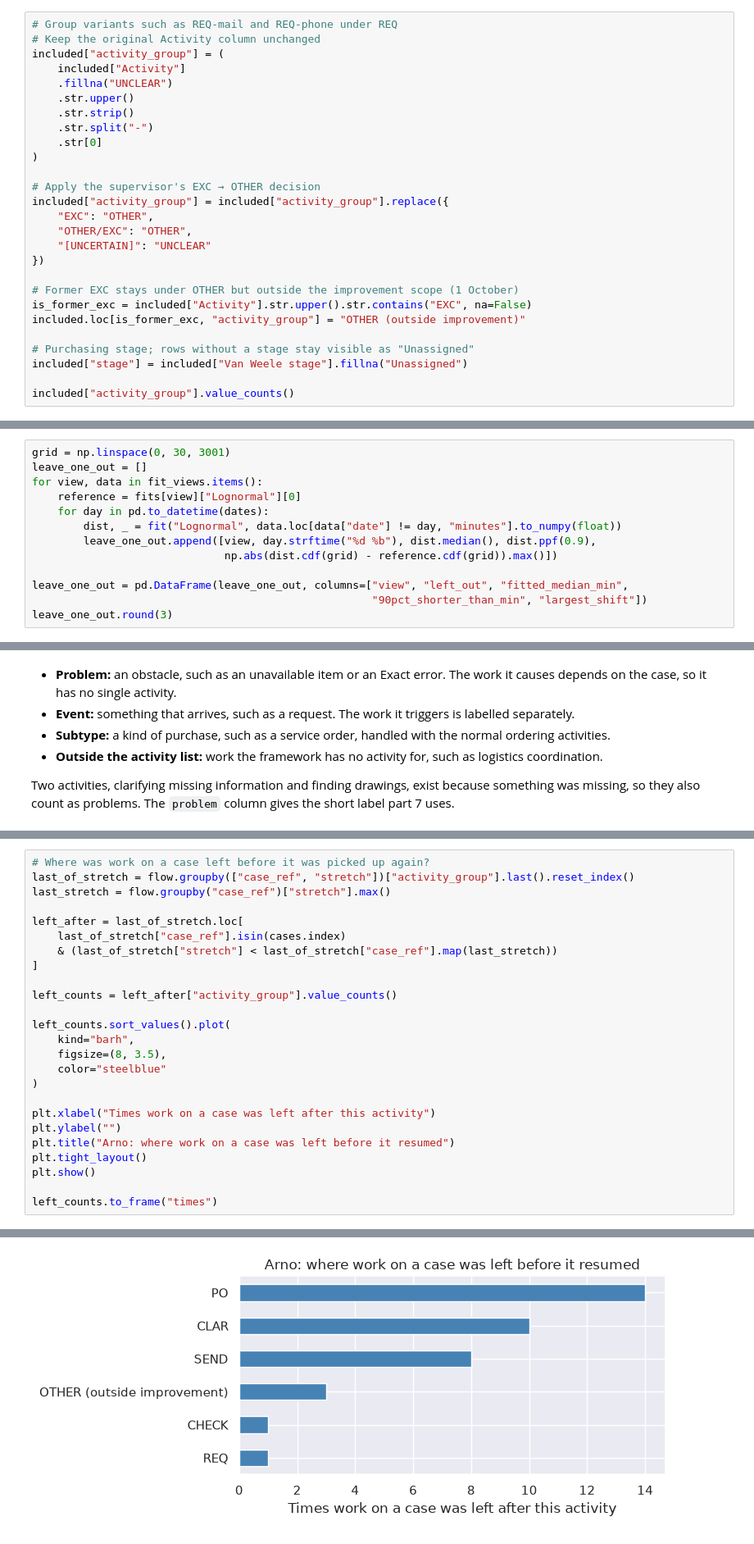
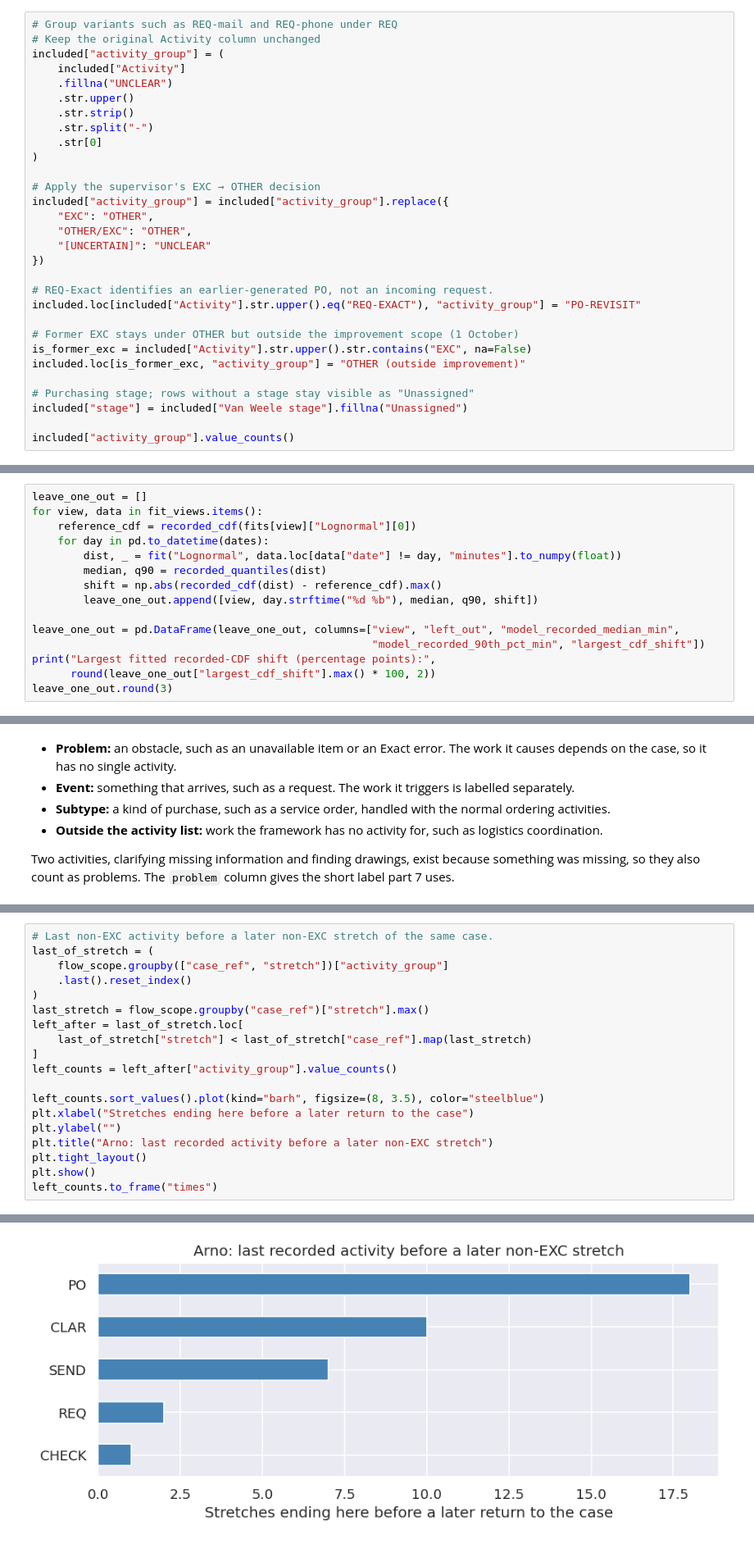
Before and after one commit to Luuuuuig/Bachelor-End-Project, a Jupyter notebook: Arno_Analysis_2026_10_02.ipynb, the cells around one changed output, grey strips where cells are left out. Shown at 82% size. Drawn from its saved outputs; the diff is of its cells as text.

```diff
--- a/Arno_Analysis_2026_10_02.ipynb
+++ b/Arno_Analysis_2026_10_02.ipynb
@@ -215,6 +219,9 @@ included["activity_group"] = included["activity_group"].replace({
     "[UNCERTAIN]": "UNCLEAR"
 })
 
+# REQ-Exact identifies an earlier-generated PO, not an incoming request.
+included.loc[included["Activity"].str.upper().eq("REQ-EXACT"), "activity_group"] = "PO-REVISIT"
+
 # Former EXC stays under OTHER but outside the improvement scope (1 October)
 is_former_exc = included["Activity"].str.upper().str.contains("EXC", na=False)
 included.loc[is_former_exc, "activity_group"] = "OTHER (outside improvement)"
@@ -468,14 +514,16 @@ The lognormal is refitted five times, each time leaving out one day. "Largest sh
 # %%
-grid = np.linspace(0, 30, 3001)
 leave_one_out = []
 for view, data in fit_views.items():
-    reference = fits[view]["Lognormal"][0]
+    reference_cdf = recorded_cdf(fits[view]["Lognormal"][0])
     for day in pd.to_datetime(dates):
         dist, _ = fit("Lognormal", data.loc[data["date"] != day, "minutes"].to_numpy(float))
-        leave_one_out.append([view, day.strftime("%d %b"), dist.median(), dist.ppf(0.9),
-                              np.abs(dist.cdf(grid) - reference.cdf(grid)).max()])
+        median, q90 = recorded_quantiles(dist)
+        shift = np.abs(recorded_cdf(dist) - reference_cdf).max()
+        leave_one_out.append([view, day.strftime("%d %b"), median, q90, shift])
 
-leave_one_out = pd.DataFrame(leave_one_out, columns=["view", "left_out", "fitted_median_min",
-                                                     "90pct_shorter_than_min", "largest_shift"])
+leave_one_out = pd.DataFrame(leave_one_out, columns=["view", "left_out", "model_recorded_median_min",
+                                                     "model_recorded_90th_pct_min", "largest_cdf_shift"])
+print("Largest fitted recorded-CDF shift (percentage points):",
+      round(leave_one_out["largest_cdf_shift"].max() * 100, 2))
 leave_one_out.round(3)
 # %% [output]
@@ -1458,28 +1538,22 @@ Cases that show REQ, PO and SEND: 16 of 98
 | OTHER | 19 |
 | DEC | 3 |
 # %%
-# Where was work on a case left before it was picked up again?
-last_of_stretch = flow.groupby(["case_ref", "stretch"])["activity_group"].last().reset_index()
-last_stretch = flow.groupby("case_ref")["stretch"].max()
-
+# Last non-EXC activity before a later non-EXC stretch of the same case.
+last_of_stretch = (
+    flow_scope.groupby(["case_ref", "stretch"])["activity_group"]
+    .last().reset_index()
+)
+last_stretch = flow_scope.groupby("case_ref")["stretch"].max()
 left_after = last_of_stretch.loc[
-    last_of_stretch["case_ref"].isin(cases.index)
-    & (last_of_stretch["stretch"] < last_of_stretch["case_ref"].map(last_stretch))
+    last_of_stretch["stretch"] < last_of_stretch["case_ref"].map(last_stretch)
 ]
-
 left_counts = left_after["activity_group"].value_counts()
 
-left_counts.sort_values().plot(
-    kind="barh",
-    figsize=(8, 3.5),
-    color="steelblue"
-)
-
-plt.xlabel("Times work on a case was left after this activity")
+left_counts.sort_values().plot(kind="barh", figsize=(8, 3.5), color="steelblue")
+plt.xlabel("Stretches ending here before a later return to the case")
 plt.ylabel("")
-plt.title("Arno: where work on a case was left before it resumed")
+plt.title("Arno: last recorded activity before a later non-EXC stretch")
 plt.tight_layout()
 plt.show()
-
 left_counts.to_frame("times")
 # %% [output]
@@ -1486 +1567 @@ left_counts.to_frame("times")
-[figure, old version]
+[figure, new version]
```
Also changed, not shown: parts of 80 cells of this notebook, 2 other files.
